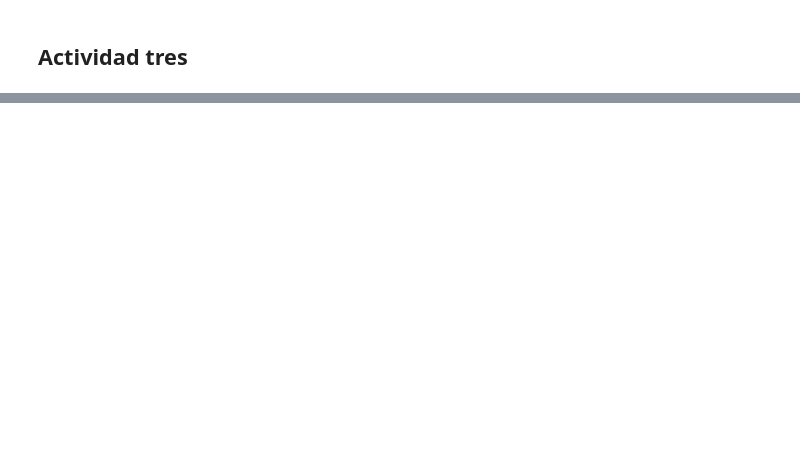
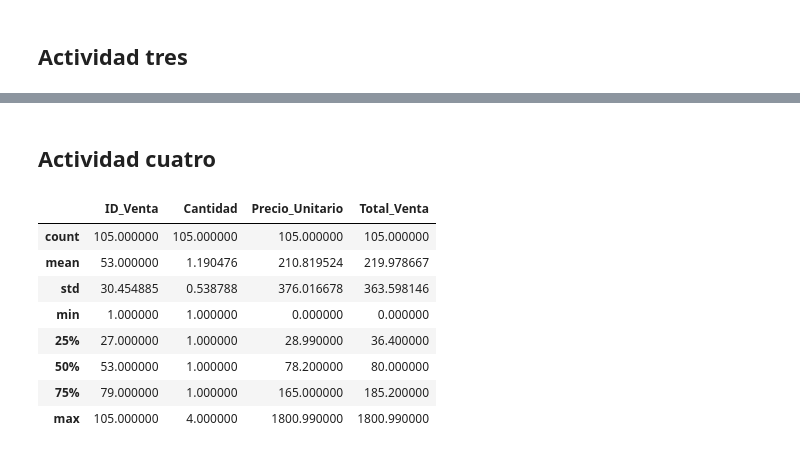
Before and after one commit to AlanRik20/parcial1_tlp3_alan_riquelme, a Jupyter notebook: main.ipynb, the cells around one changed output, grey strips where cells are left out. Drawn from its saved outputs; the diff is of its cells as text; code cells hidden in the pictures; blank space fills up the shorter version.

```diff
--- a/main.ipynb
+++ b/main.ipynb
@@ -157,0 +161,14 @@ df_backup["Apellido_Cliente"]=df_backup["Apellido_Cliente"].str.upper().str.titl
+# %% [markdown]
+## Actividad cuatro
+# %%
+df_backup.describe()
+# %% [output]
+|  | ID_Venta | Cantidad | Precio_Unitario | Total_Venta |
+| count | 105.000000 | 105.000000 | 105.000000 | 105.000000 |
+| mean | 53.000000 | 1.190476 | 210.819524 | 219.978667 |
+| std | 30.454885 | 0.538788 | 376.016678 | 363.598146 |
+| min | 1.000000 | 1.000000 | 0.000000 | 0.000000 |
+| 25% | 27.000000 | 1.000000 | 28.990000 | 36.400000 |
+| 50% | 53.000000 | 1.000000 | 78.200000 | 80.000000 |
+| 75% | 79.000000 | 1.000000 | 165.000000 | 185.200000 |
+| max | 105.000000 | 4.000000 | 1800.990000 | 1800.990000 |
```
Also changed, not shown: parts of 8 cells of this notebook, 1 other file.
